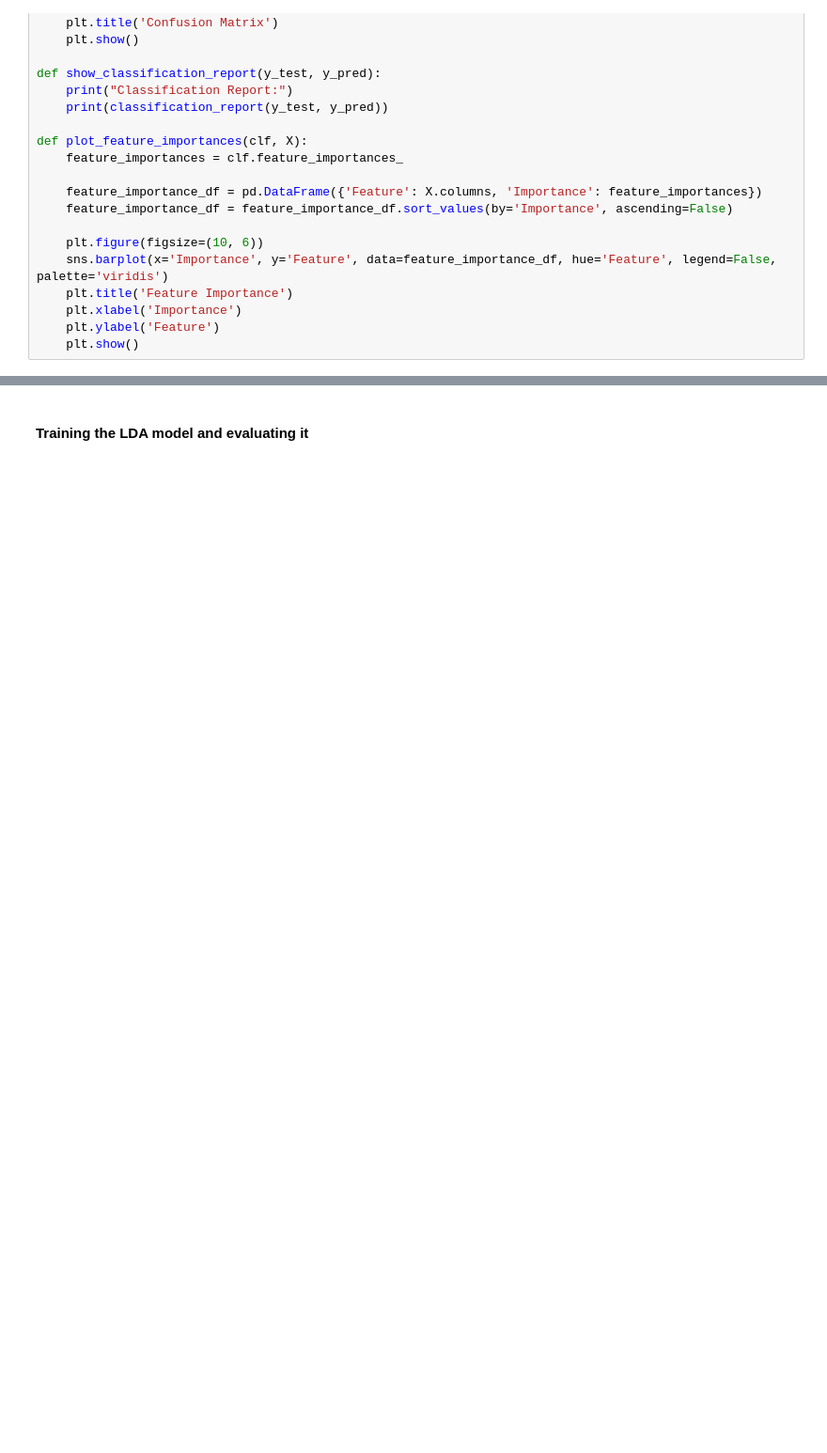
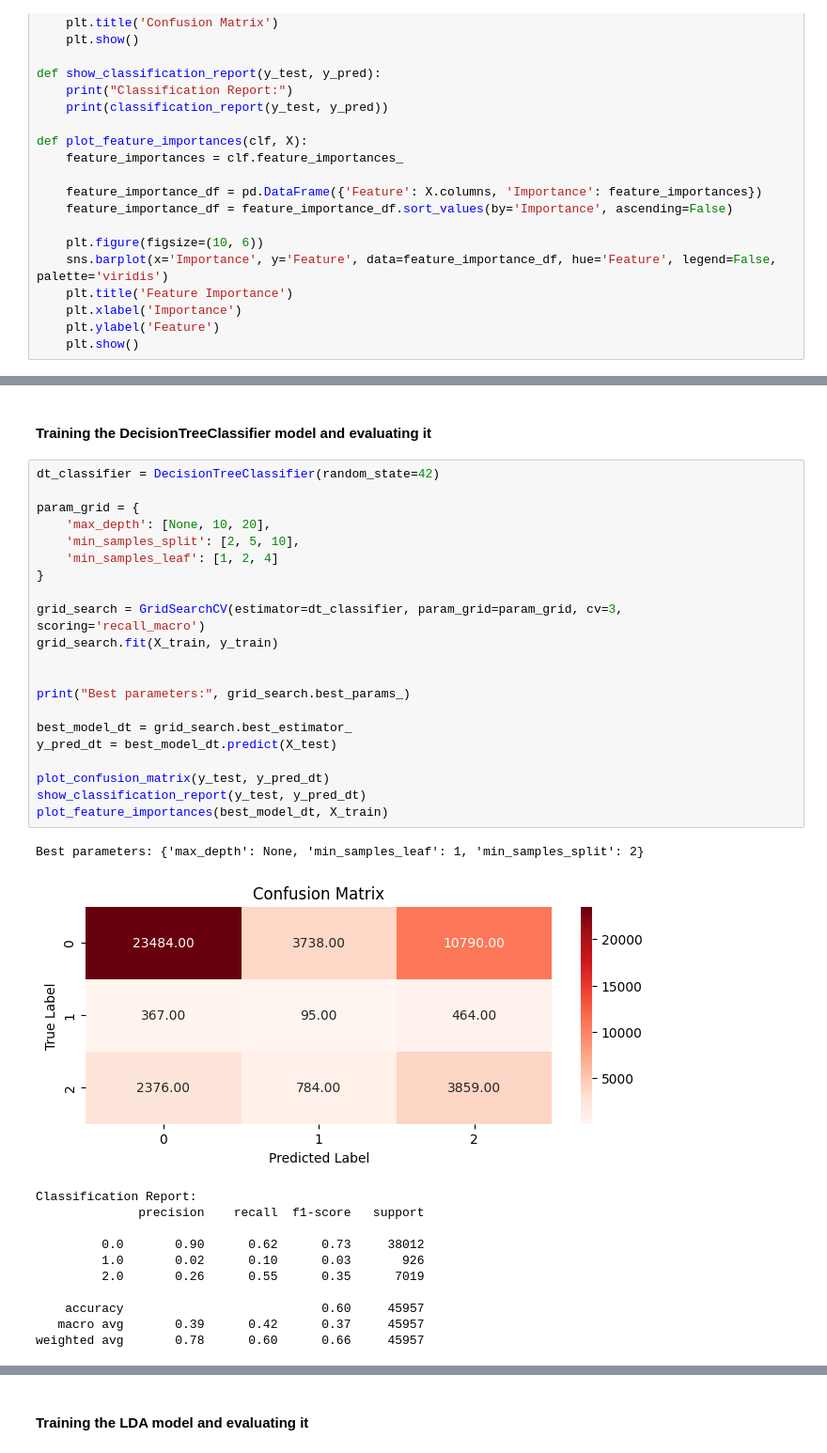
Before and after one commit to AhmeddEmad7/Diabetes_Prediction, a Jupyter notebook: Final_Notebook.ipynb, the cells around one changed output, grey strips where cells are left out. Shown at 94% size. Saved outputs shown, nothing was run; the diff lists cells and outputs as text; blank space fills up the shorter version.

```diff
--- a/Final_Notebook.ipynb
+++ b/Final_Notebook.ipynb
@@ -430,0 +535,36 @@ X.isna()
+# %% [markdown]
+#### Training the DecisionTreeClassifier model and evaluating it
+# %%
+dt_classifier = DecisionTreeClassifier(random_state=42)
+
+param_grid = {
+    'max_depth': [None, 10, 20],
+    'min_samples_split': [2, 5, 10],
+    'min_samples_leaf': [1, 2, 4]
+}
+
+grid_search = GridSearchCV(estimator=dt_classifier, param_grid=param_grid, cv=3, scoring='recall_macro')
+grid_search.fit(X_train, y_train)
+
+
+print("Best parameters:", grid_search.best_params_)
+
+best_model_dt = grid_search.best_estimator_
+y_pred_dt = best_model_dt.predict(X_test)
+
+plot_confusion_matrix(y_test, y_pred_dt)
+show_classification_report(y_test, y_pred_dt)
+plot_feature_importances(best_model_dt, X_train)
+# %% [output]
+Best parameters: {'max_depth': None, 'min_samples_leaf': 1, 'min_samples_split': 2}
+[figure, added]
+Classification Report:
+              precision    recall  f1-score   support
+
+         0.0       0.90      0.62      0.73     38012
+         1.0       0.02      0.10      0.03       926
+         2.0       0.26      0.55      0.35      7019
+
+    accuracy                           0.60     45957
+   macro avg       0.39      0.42      0.37     45957
+weighted avg       0.78      0.60      0.66     45957
```
Also changed, not shown: parts of 35 cells of this notebook, 1 other file.
